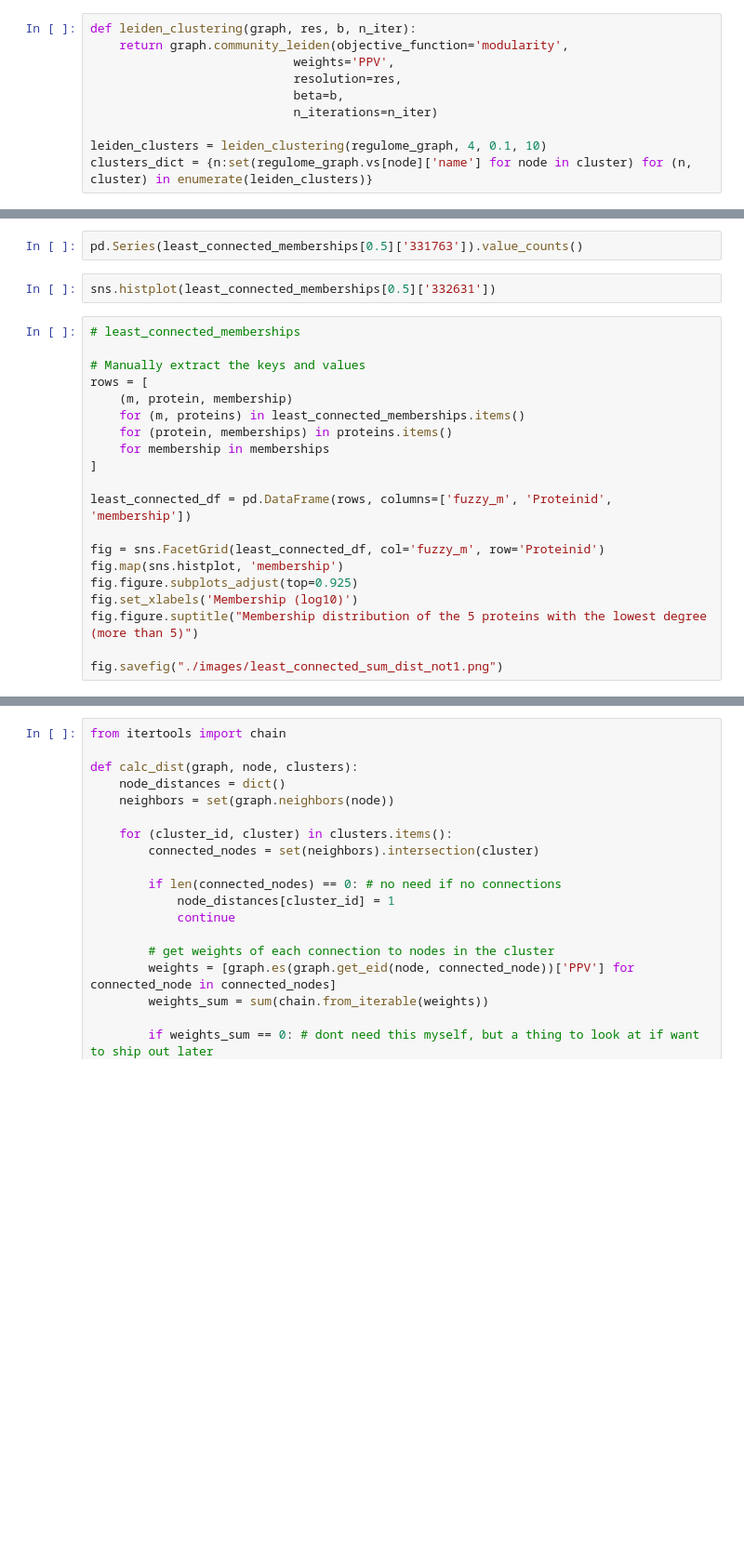
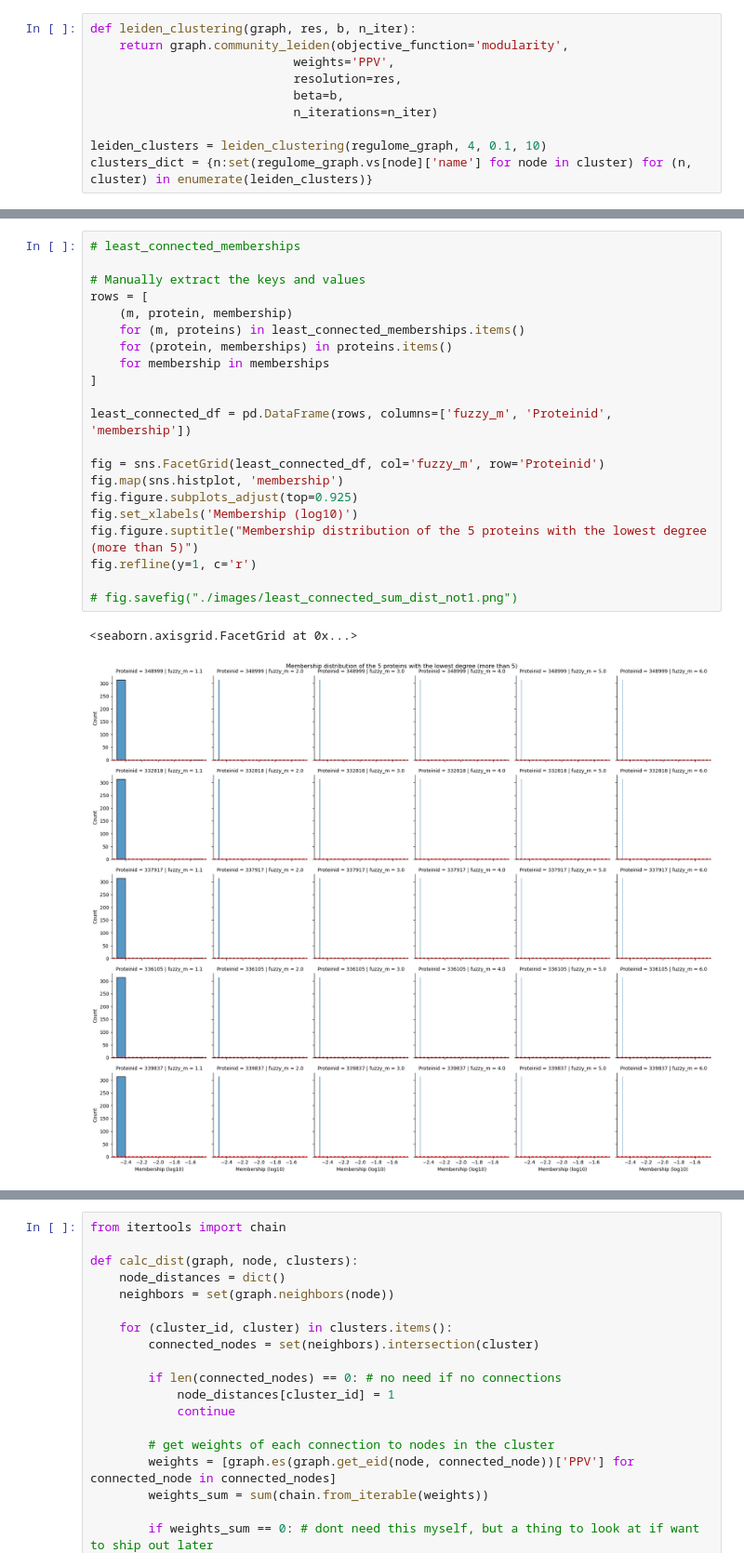
Before and after one commit to ViHoller/regulomeClustering, a Jupyter notebook: regulome_clustering_c_means.ipynb, the cells around one changed output, grey strips where cells are left out. Shown: that part at 93% size. Cells and saved outputs as stored; diff of their text form; blank space fills up the shorter version.

```diff
--- a/regulome_clustering_c_means.ipynb
+++ b/regulome_clustering_c_means.ipynb
@@ -302,24 +289,24 @@ fig.savefig("./images/most_well_connected_sum_dist.png")
-# %%
-pd.Series(least_connected_memberships[0.5]['331763']).value_counts()
-# %%
-sns.histplot(least_connected_memberships[0.5]['332631'])
 # %%
 # least_connected_memberships
 
 # Manually extract the keys and values
 rows = [
     (m, protein, membership)
     for (m, proteins) in least_connected_memberships.items()
     for (protein, memberships) in proteins.items()
     for membership in memberships
 ]
 
 least_connected_df = pd.DataFrame(rows, columns=['fuzzy_m', 'Proteinid', 'membership'])
 
 fig = sns.FacetGrid(least_connected_df, col='fuzzy_m', row='Proteinid')
 fig.map(sns.histplot, 'membership')
 fig.figure.subplots_adjust(top=0.925)
 fig.set_xlabels('Membership (log10)')
 fig.figure.suptitle("Membership distribution of the 5 proteins with the lowest degree (more than 5)")
+fig.refline(y=1, c='r')
 
-fig.savefig("./images/least_connected_sum_dist_not1.png")
+# fig.savefig("./images/least_connected_sum_dist_not1.png")
+# %% [output]
+<seaborn.axisgrid.FacetGrid at 0x...>
+[figure, added]
```
Also changed, not shown: parts of 16 cells of this notebook.
